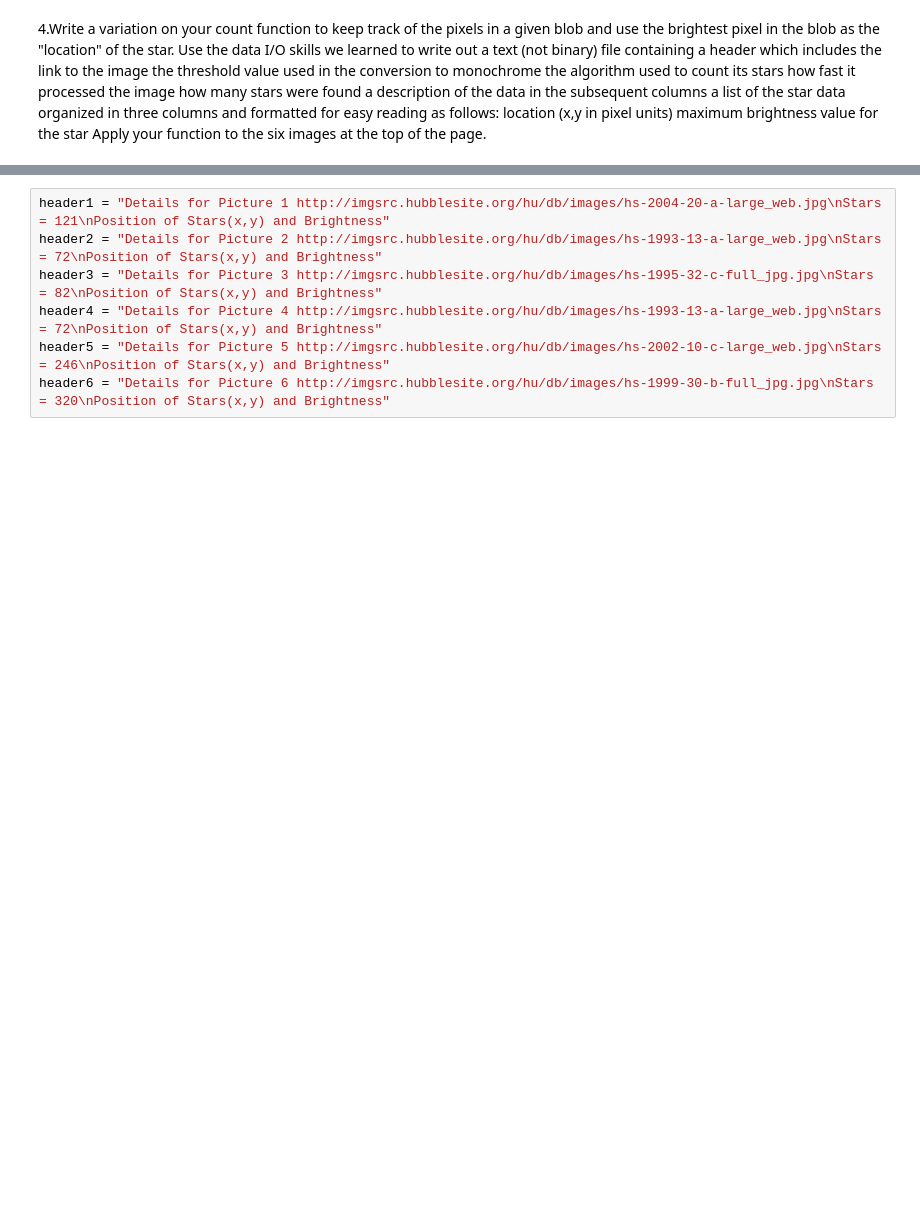
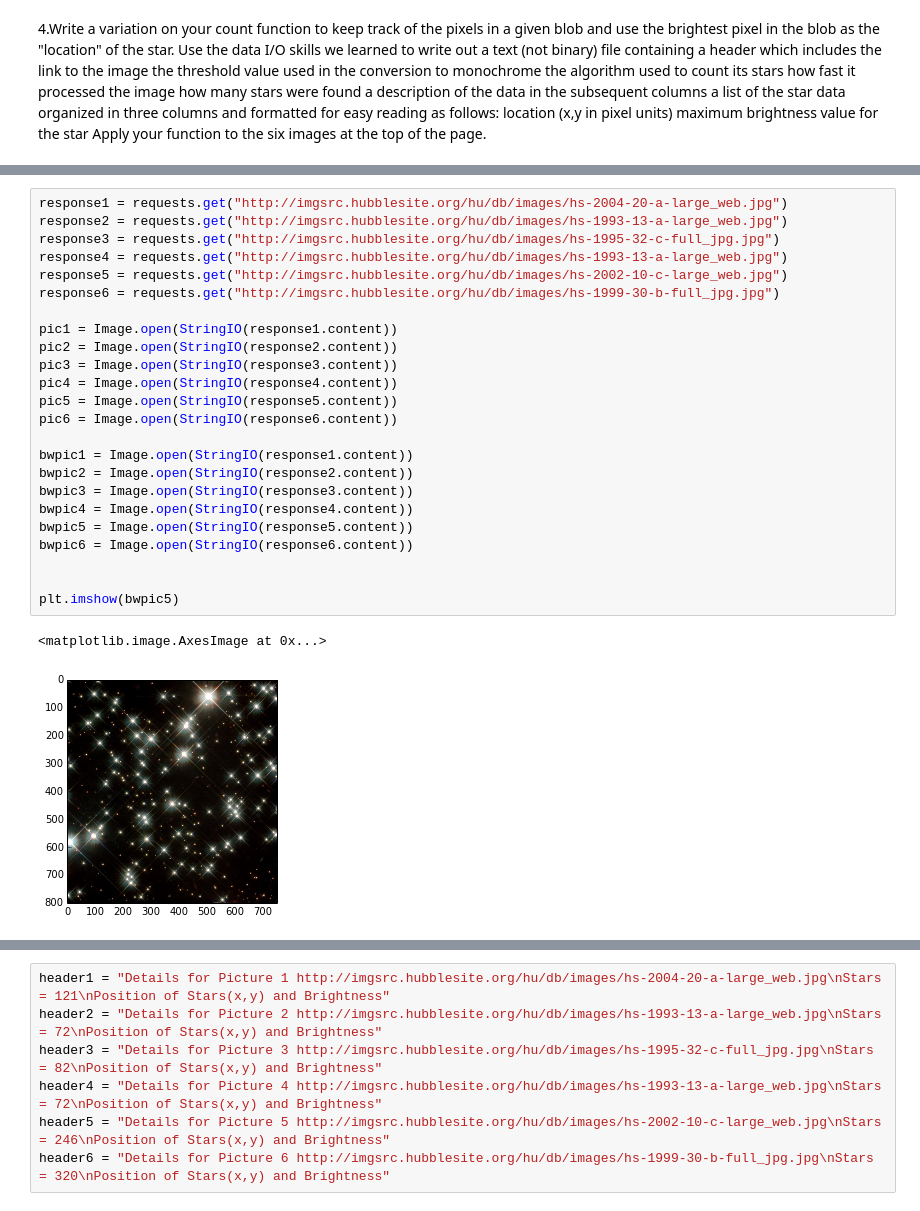
Before and after one commit to callen09/PHYS202-S14, a Jupyter notebook: DataIO/CountingStarsExercises.ipynb, the cells around one changed output, grey strips where cells are left out. Saved outputs shown, nothing was run; the diff lists cells and outputs as text; blank space fills up the shorter version.

Commit message:
Tried to work on Counting Stars 4 with Dylan Tucker, could not figure out errors.

```diff
--- a/DataIO/CountingStarsExercises.ipynb
+++ b/DataIO/CountingStarsExercises.ipynb
@@ -235,0 +233,27 @@ DataIn = column_stack((bx,by,max_val))#Taking the arrays that have values now an
+# %%
+response1 = requests.get("http://imgsrc.hubblesite.org/hu/db/images/hs-2004-20-a-large_web.jpg")
+response2 = requests.get("http://imgsrc.hubblesite.org/hu/db/images/hs-1993-13-a-large_web.jpg")
+response3 = requests.get("http://imgsrc.hubblesite.org/hu/db/images/hs-1995-32-c-full_jpg.jpg")
+response4 = requests.get("http://imgsrc.hubblesite.org/hu/db/images/hs-1993-13-a-large_web.jpg")
+response5 = requests.get("http://imgsrc.hubblesite.org/hu/db/images/hs-2002-10-c-large_web.jpg")
+response6 = requests.get("http://imgsrc.hubblesite.org/hu/db/images/hs-1999-30-b-full_jpg.jpg")
+
+pic1 = Image.open(StringIO(response1.content))
+pic2 = Image.open(StringIO(response2.content))
+pic3 = Image.open(StringIO(response3.content))
+pic4 = Image.open(StringIO(response4.content))
+pic5 = Image.open(StringIO(response5.content))
+pic6 = Image.open(StringIO(response6.content))
+
+bwpic1 = Image.open(StringIO(response1.content))
+bwpic2 = Image.open(StringIO(response2.content))
+bwpic3 = Image.open(StringIO(response3.content))
+bwpic4 = Image.open(StringIO(response4.content))
+bwpic5 = Image.open(StringIO(response5.content))
+bwpic6 = Image.open(StringIO(response6.content))
+
+
+plt.imshow(bwpic5)
+# %% [output]
+<matplotlib.image.AxesImage at 0x...>
+[figure, added]
```
Also changed, not shown: parts of 16 cells of this notebook, 1 other file.
